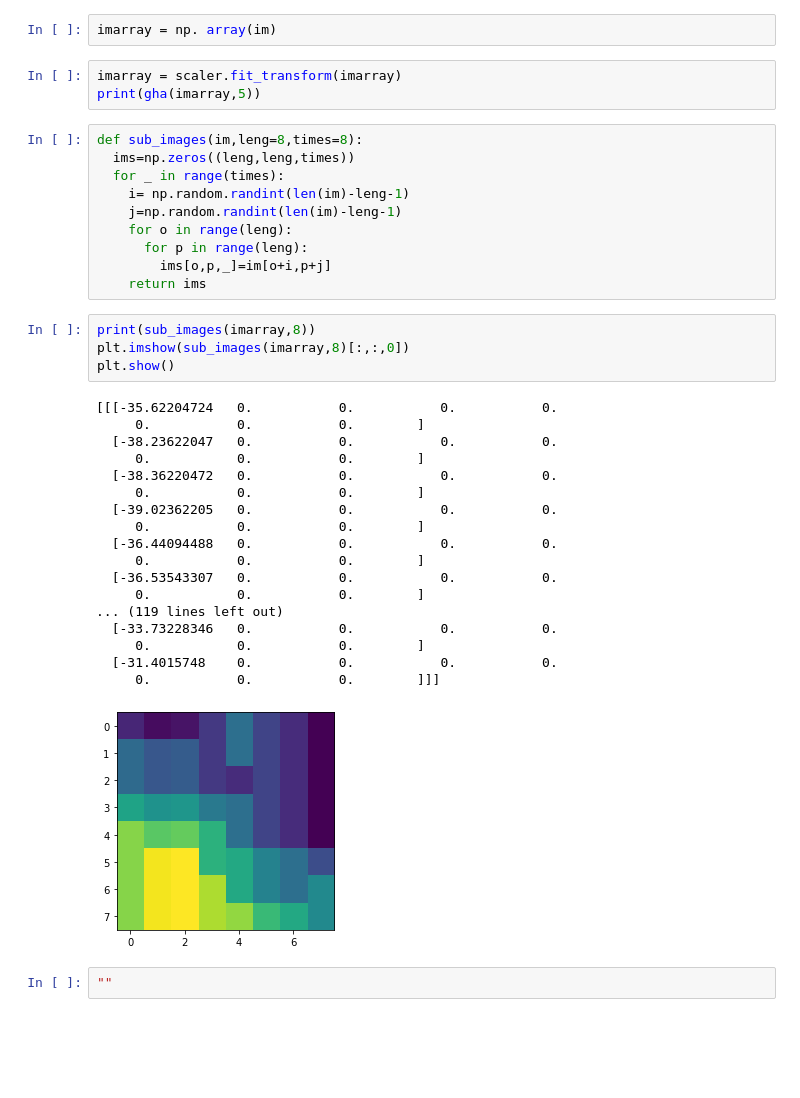
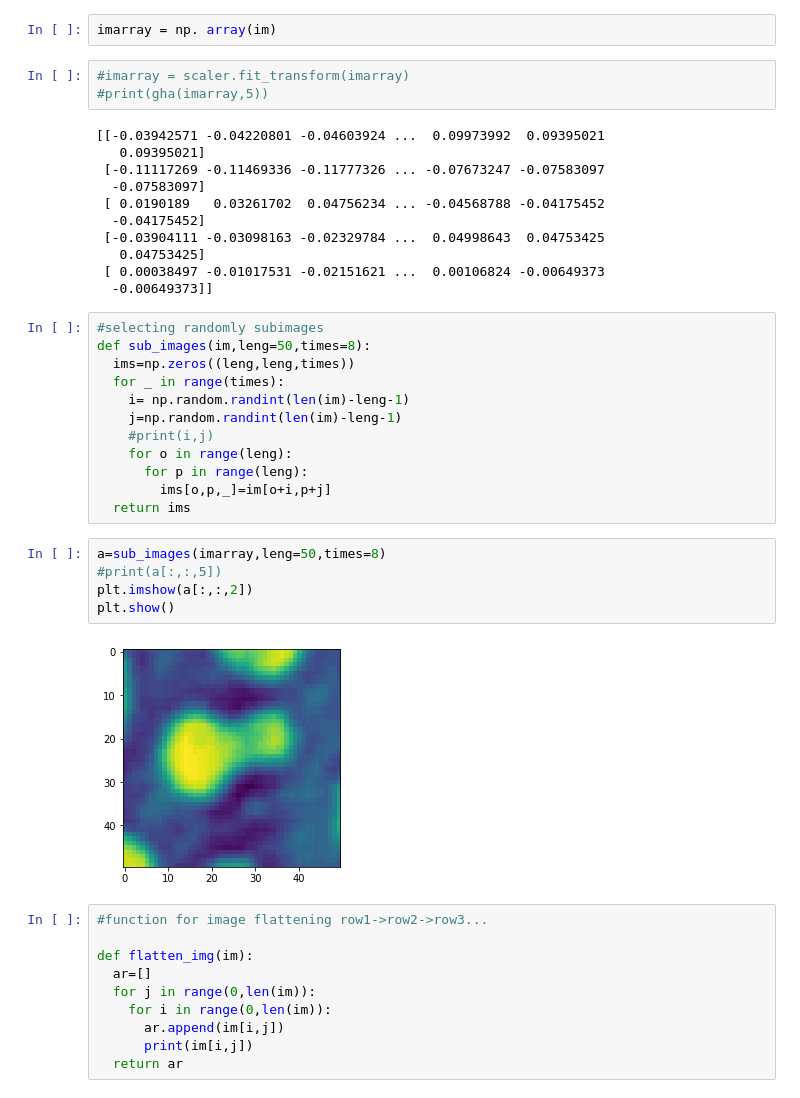
Before and after one commit to BadPrograms/Sanger-s-Optimized, a Jupyter notebook: Sanger's_rule(General_Hebbian_Algorithm).ipynb, the cells around one changed output. Cells and saved outputs as stored; diff of their text form; blank space fills up the shorter version.

```diff
--- a/Sanger's_rule(General_Hebbian_Algorithm).ipynb
+++ b/Sanger's_rule(General_Hebbian_Algorithm).ipynb
@@ -72,40 +71,45 @@ plt.show()
 # %%
 imarray = np. array(im)
 # %%
-imarray = scaler.fit_transform(imarray)
-print(gha(imarray,5))
+#imarray = scaler.fit_transform(imarray)
+#print(gha(imarray,5))
+# %% [output]
+[[-0.03942571 -0.04220801 -0.04603924 ...  0.09973992  0.09395021
+   0.09395021]
+ [-0.11117269 -0.11469336 -0.11777326 ... -0.07673247 -0.07583097
+  -0.07583097]
+ [ 0.0190189   0.03261702  0.04756234 ... -0.04568788 -0.04175452
+  -0.04175452]
+ [-0.03904111 -0.03098163 -0.02329784 ...  0.04998643  0.04753425
+   0.04753425]
+ [ 0.00038497 -0.01017531 -0.02151621 ...  0.00106824 -0.00649373
+  -0.00649373]]
 # %%
-def sub_images(im,leng=8,times=8):
+#selecting randomly subimages
+def sub_images(im,leng=50,times=8):
   ims=np.zeros((leng,leng,times))
   for _ in range(times):
     i= np.random.randint(len(im)-leng-1)
     j=np.random.randint(len(im)-leng-1)
+    #print(i,j)
     for o in range(leng):
       for p in range(leng):
         ims[o,p,_]=im[o+i,p+j]
-    return ims
+  return ims
 # %%
-print(sub_images(imarray,8))
-plt.imshow(sub_images(imarray,8)[:,:,0])
+a=sub_images(imarray,leng=50,times=8)
+#print(a[:,:,5])
+plt.imshow(a[:,:,2])
 plt.show()
 # %% [output]
-[[[-35.62204724   0.           0.           0.           0.
-     0.           0.           0.        ]
-  [-38.23622047   0.           0.           0.           0.
-     0.           0.           0.        ]
-  [-38.36220472   0.           0.           0.           0.
-     0.           0.           0.        ]
-  [-39.02362205   0.           0.           0.           0.
-     0.           0.           0.        ]
-  [-36.44094488   0.           0.           0.           0.
-     0.           0.           0.        ]
-  [-36.53543307   0.           0.           0.           0.
-     0.           0.           0.        ]
-... (119 lines left out)
-  [-33.73228346   0.           0.           0.           0.
-     0.           0.           0.        ]
-  [-31.4015748    0.           0.           0.           0.
-     0.           0.           0.        ]]]
-[figure, old version]
+[figure, new version]
-# %%
-""
+# %%
+#function for image flattening row1->row2->row3...
+
+def flatten_img(im):
+  ar=[]
+  for j in range(0,len(im)):
+    for i in range(0,len(im)):
+      ar.append(im[i,j])
+      print(im[i,j])
+  return ar
```
Also changed, not shown: parts of 5 cells of this notebook.
